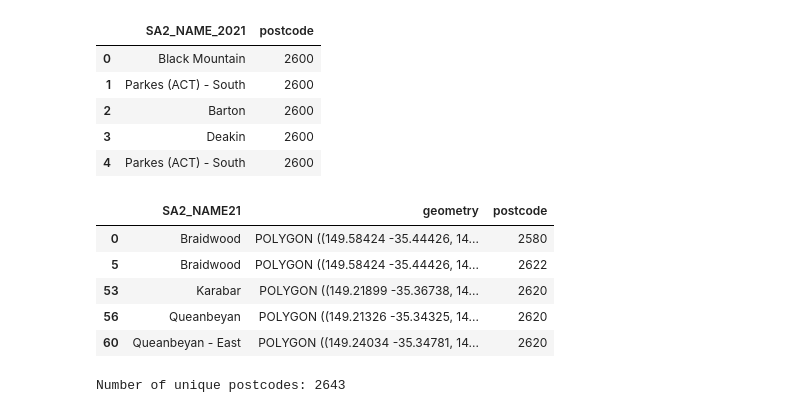
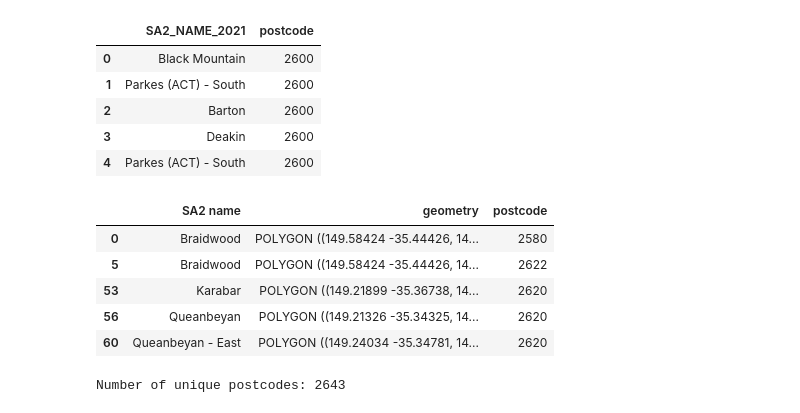
Before and after one commit to MAST30034-AppliedDataScience/project-2-group-buy-now-pay-later-industry-project-28, a Jupyter notebook: notebooks/Preliminary Analysis.ipynb, the cells around one changed output. Cells and saved outputs as stored; diff of their text form; code cells hidden in the pictures.

```diff
--- a/notebooks/Preliminary Analysis.ipynb
+++ b/notebooks/Preliminary Analysis.ipynb
@@ -255,10 +321,13 @@ postcode_sa2.head()
 # %%
 postcode_sa2_geo = gda.merge(postcode_sa2, left_on='SA2_NAME21', right_on='SA2_NAME_2021', how='inner')
 postcode_sa2_geo = postcode_sa2_geo.drop_duplicates()
 postcode_sa2_geo = postcode_sa2_geo.drop(columns=['SA2_NAME_2021'])
+postcode_sa2_geo = postcode_sa2_geo.rename(columns={
+    'SA2_NAME21': 'SA2 name'
+})
 postcode_sa2_geo.head()
 # %% [output]
-|  | SA2_NAME21 | geometry | postcode |
+|  | SA2 name | geometry | postcode |
 | 0 | Braidwood | POLYGON ((149.58424 -35.44426, 14... | 2580 |
 | 5 | Braidwood | POLYGON ((149.58424 -35.44426, 14... | 2622 |
 | 53 | Karabar | POLYGON ((149.21899 -35.36738, 14... | 2620 |
```
Also changed, not shown: parts of 24 cells of this notebook.
